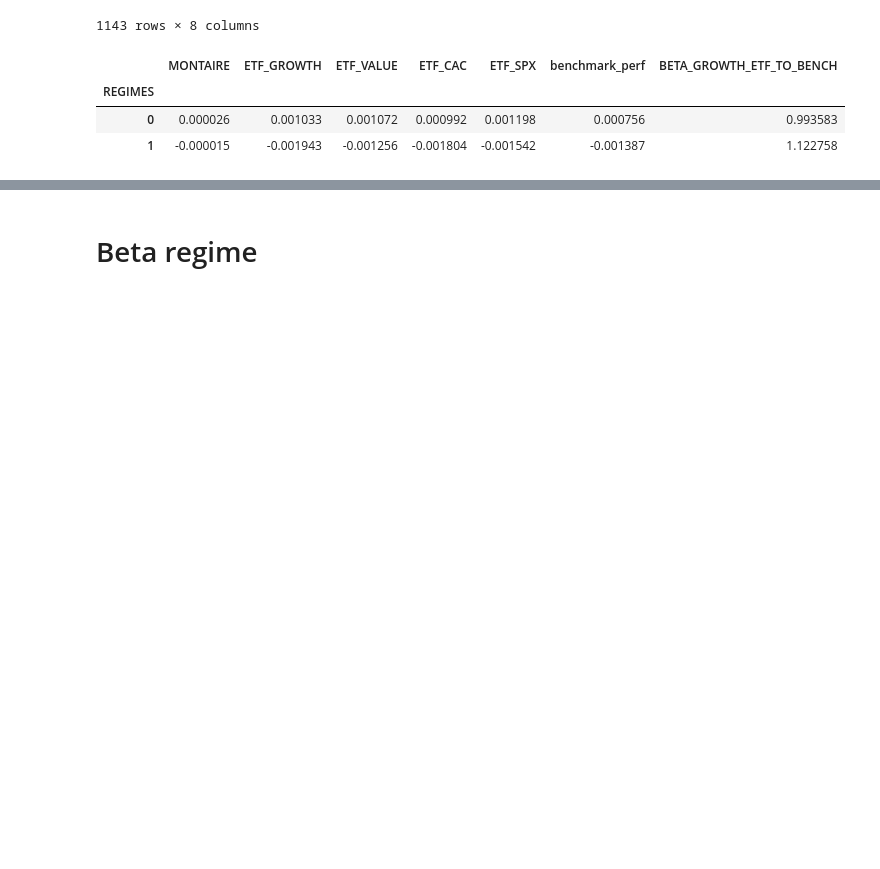
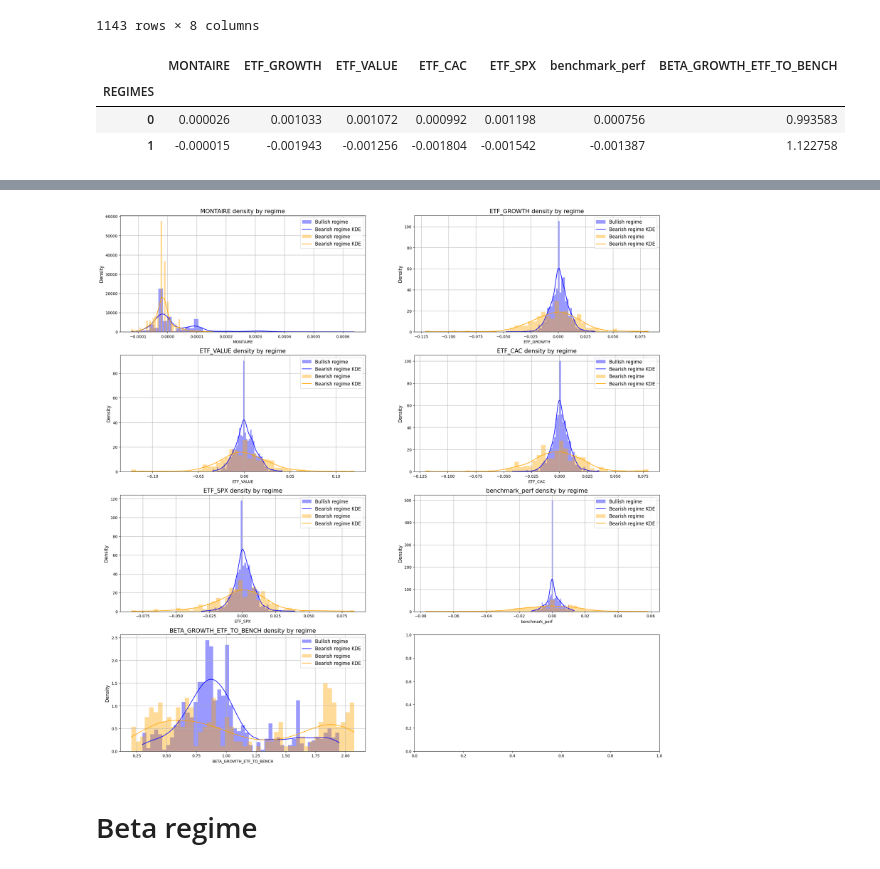
Before and after one commit to BaptisteZloch/Cross-Asset-Investment-Solutions, a Jupyter notebook: src/market_regime_detection_and_beta_estimation.ipynb, the cells around one changed output, grey strips where cells are left out. Drawn from its saved outputs; the diff is of its cells as text; code cells hidden in the pictures; blank space fills up the shorter version.

```diff
--- a/src/market_regime_detection_and_beta_estimation.ipynb
+++ b/src/market_regime_detection_and_beta_estimation.ipynb
@@ -204,3 +236,62 @@ universe_data_returns.groupby(by=['REGIMES']).mean()
+# %%
+
+fig, ax = plt.subplots(
+    round(
+        universe_data_returns.drop(columns=["REGIMES"]).columns.shape[0]
+        / 2
+    ),
+    2,
+    figsize=(25, 25),
+)
+k = 0
+for i, sec in enumerate(universe_data_returns.drop(columns=["REGIMES"]).columns):
+    samples_1 = sorted(
+        universe_data_returns[universe_data_returns["REGIMES"] == 1][sec].to_numpy()
+    )
+    samples_0 = sorted(
+        universe_data_returns[universe_data_returns["REGIMES"] == 0][sec].to_numpy()
+    )
+    if i % 2 != 0 :
+        c = 1
+    else:
+        c = 0
+
+    ax[floor(i/2), c].hist(
+        samples_0,
+        bins=50,
+        density=True,
+        alpha=0.4,
+        color="blue",
+        label="Bullish regime",
+    )
+    ax[floor(i/2), c].plot(
+        samples_0,
+        gaussian_kde(samples_0, bw_method="scott").pdf(samples_0),
+        color="blue",
+        label="Bearish regime KDE",
+    )
+    ax[floor(i/2), c].hist(
+        samples_1,
+        bins=50,
+        density=True,
+        alpha=0.4,
+        color="orange",
+        label="Bearish regime",
+    )
+    ax[floor(i/2), c].plot(
+        samples_1,
+        gaussian_kde(samples_1, bw_method="scott").pdf(samples_1),
+        color="orange",
+        label="Bearish regime KDE",
+    )
+
+    ax[floor(i/2), c].set_xlabel(f"{sec}", fontsize=10)
+    ax[floor(i/2), c].set_ylabel("Density", fontsize=12)
+    ax[floor(i/2), c].set_title(f"{sec} density by regime", fontsize=15)
+    ax[floor(i/2), c].grid()
+    ax[floor(i/2), c].legend(fontsize=12)
+# %% [output]
+[figure, added]
 # %% [markdown]
 # Beta regime
 # %%
```
Also changed, not shown: parts of 12 cells of this notebook, 10 other files.
